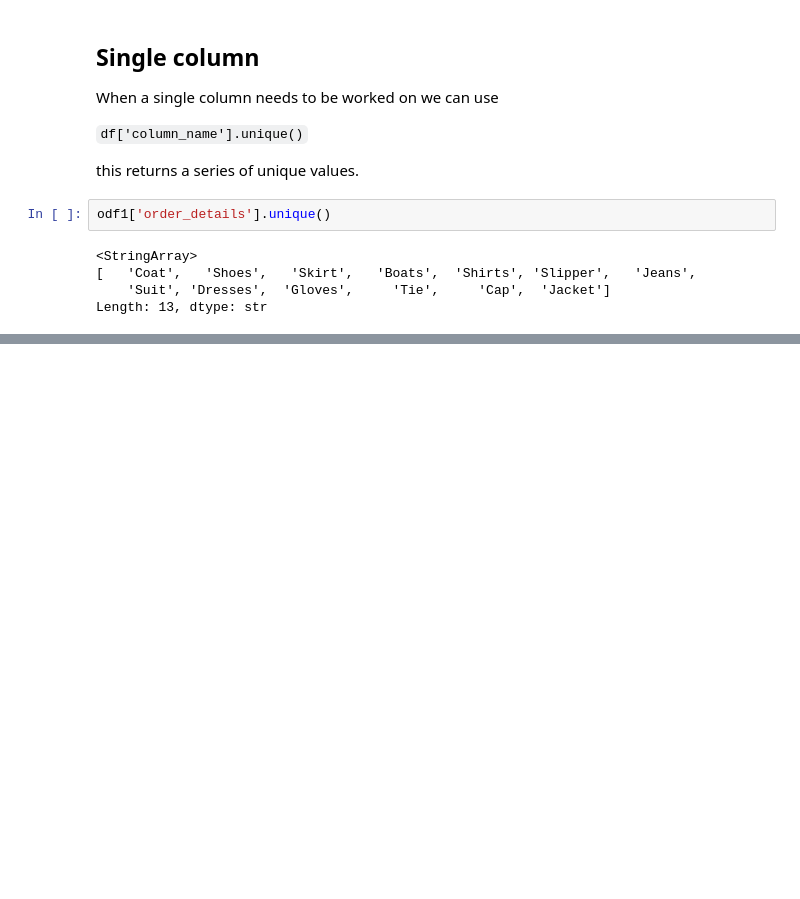
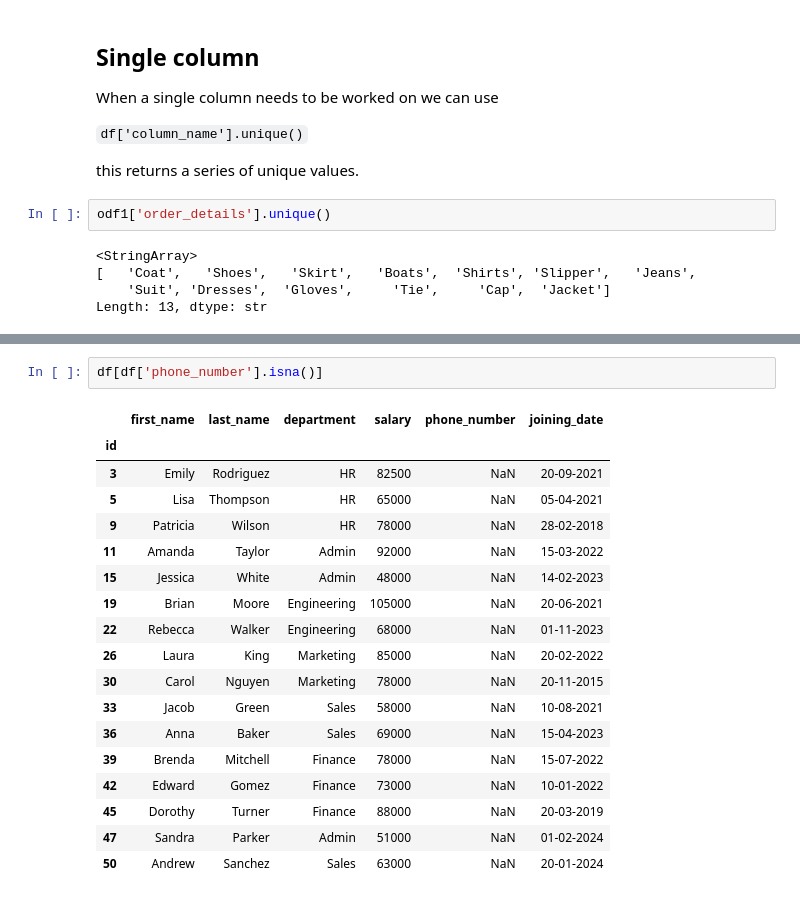
Before and after one commit to Vignesh-S-98/AI-Learn, a Jupyter notebook: basic_pandas.ipynb, the cells around one changed output, grey strips where cells are left out. Cells and saved outputs as stored; diff of their text form; blank space fills up the shorter version.

```diff
--- a/basic_pandas.ipynb
+++ b/basic_pandas.ipynb
@@ -382,0 +806,21 @@ Length: 13, dtype: str
+# %%
+df[df['phone_number'].isna()]
+# %% [output]
+|  | first_name | last_name | department | salary | phone_number | joining_date |
+| id |  |  |  |  |  |  |
+| 3 | Emily | Rodriguez | HR | 82500 | NaN | 20-09-2021 |
+| 5 | Lisa | Thompson | HR | 65000 | NaN | 05-04-2021 |
+| 9 | Patricia | Wilson | HR | 78000 | NaN | 28-02-2018 |
+| 11 | Amanda | Taylor | Admin | 92000 | NaN | 15-03-2022 |
+| 15 | Jessica | White | Admin | 48000 | NaN | 14-02-2023 |
+| 19 | Brian | Moore | Engineering | 105000 | NaN | 20-06-2021 |
+| 22 | Rebecca | Walker | Engineering | 68000 | NaN | 01-11-2023 |
+| 26 | Laura | King | Marketing | 85000 | NaN | 20-02-2022 |
+| 30 | Carol | Nguyen | Marketing | 78000 | NaN | 20-11-2015 |
+| 33 | Jacob | Green | Sales | 58000 | NaN | 10-08-2021 |
+| 36 | Anna | Baker | Sales | 69000 | NaN | 15-04-2023 |
+| 39 | Brenda | Mitchell | Finance | 78000 | NaN | 15-07-2022 |
+| 42 | Edward | Gomez | Finance | 73000 | NaN | 10-01-2022 |
+| 45 | Dorothy | Turner | Finance | 88000 | NaN | 20-03-2019 |
+| 47 | Sandra | Parker | Admin | 51000 | NaN | 01-02-2024 |
+| 50 | Andrew | Sanchez | Sales | 63000 | NaN | 20-01-2024 |
```
Also changed, not shown: parts of 93 cells of this notebook, 3 other files.
